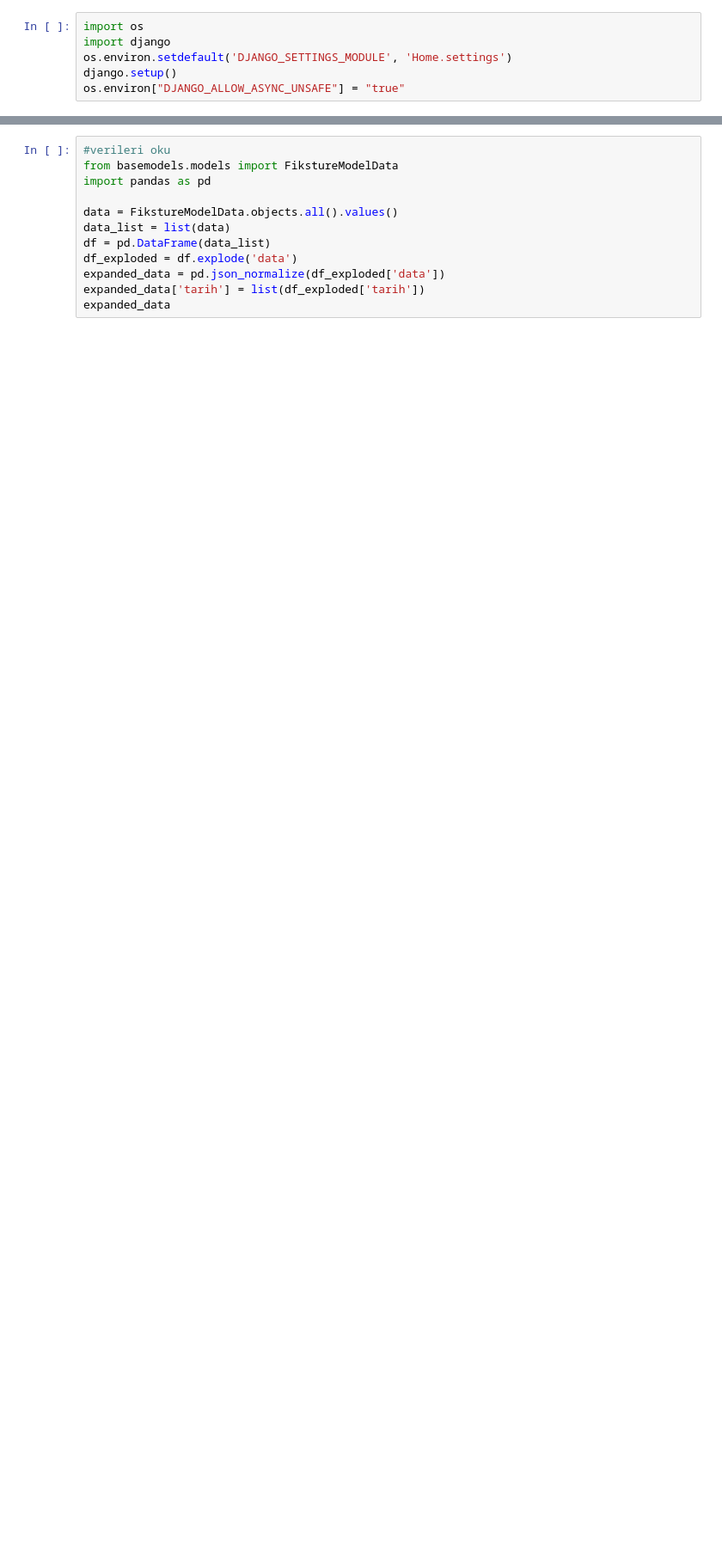
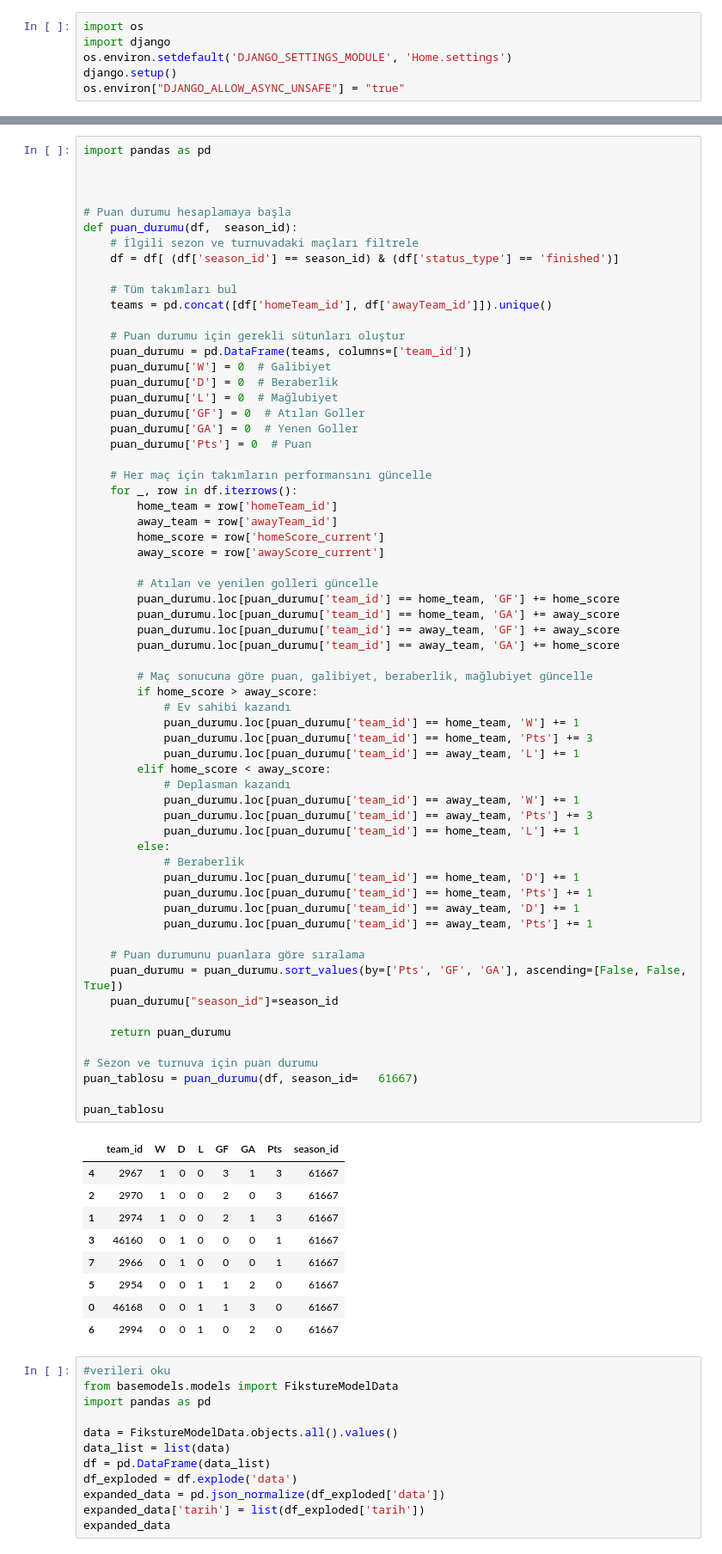
Before and after one commit to Ahmetyldrr/FxS, a Jupyter notebook: TournamentModel.ipynb, the cells around one changed output, grey strips where cells are left out. Shown at 86% size. Drawn from its saved outputs; the diff is of its cells as text; blank space fills up the shorter version.

```diff
--- a/TournamentModel.ipynb
+++ b/TournamentModel.ipynb
@@ -7,3 +29,76 @@ os.environ["DJANGO_ALLOW_ASYNC_UNSAFE"] = "true"
+# %%
+import pandas as pd
+
+
+
+# Puan durumu hesaplamaya başla
+def puan_durumu(df,  season_id):
+    # İlgili sezon ve turnuvadaki maçları filtrele
+    df = df[ (df['season_id'] == season_id) & (df['status_type'] == 'finished')]
+
+    # Tüm takımları bul
+    teams = pd.concat([df['homeTeam_id'], df['awayTeam_id']]).unique()
+
+    # Puan durumu için gerekli sütunları oluştur
+    puan_durumu = pd.DataFrame(teams, columns=['team_id'])
+    puan_durumu['W'] = 0  # Galibiyet
+    puan_durumu['D'] = 0  # Beraberlik
+    puan_durumu['L'] = 0  # Mağlubiyet
+    puan_durumu['GF'] = 0  # Atılan Goller
+    puan_durumu['GA'] = 0  # Yenen Goller
+    puan_durumu['Pts'] = 0  # Puan
+
+    # Her maç için takımların performansını güncelle
+    for _, row in df.iterrows():
+        home_team = row['homeTeam_id']
+        away_team = row['awayTeam_id']
+        home_score = row['homeScore_current']
+        away_score = row['awayScore_current']
+
+        # Atılan ve yenilen golleri güncelle
+        puan_durumu.loc[puan_durumu['team_id'] == home_team, 'GF'] += home_score
+        puan_durumu.loc[puan_durumu['team_id'] == home_team, 'GA'] += away_score
+        puan_durumu.loc[puan_durumu['team_id'] == away_team, 'GF'] += away_score
+        puan_durumu.loc[puan_durumu['team_id'] == away_team, 'GA'] += home_score
+
+        # Maç sonucuna göre puan, galibiyet, beraberlik, mağlubiyet güncelle
+        if home_score > away_score:
+            # Ev sahibi kazandı
+            puan_durumu.loc[puan_durumu['team_id'] == home_team, 'W'] += 1
+            puan_durumu.loc[puan_durumu['team_id'] == home_team, 'Pts'] += 3
+            puan_durumu.loc[puan_durumu['team_id'] == away_team, 'L'] += 1
+        elif home_score < away_score:
+            # Deplasman kazandı
+            puan_durumu.loc[puan_durumu['team_id'] == away_team, 'W'] += 1
+            puan_durumu.loc[puan_durumu['team_id'] == away_team, 'Pts'] += 3
+            puan_durumu.loc[puan_durumu['team_id'] == home_team, 'L'] += 1
+        else:
+            # Beraberlik
+            puan_durumu.loc[puan_durumu['team_id'] == home_team, 'D'] += 1
+            puan_durumu.loc[puan_durumu['team_id'] == home_team, 'Pts'] += 1
+            puan_durumu.loc[puan_durumu['team_id'] == away_team, 'D'] += 1
+            puan_durumu.loc[puan_durumu['team_id'] == away_team, 'Pts'] += 1
+
+    # Puan durumunu puanlara göre sıralama
+    puan_durumu = puan_durumu.sort_values(by=['Pts', 'GF', 'GA'], ascending=[False, False, True])
+    puan_durumu["season_id"]=season_id
+
+    return puan_durumu
+
+# Sezon ve turnuva için puan durumu
+puan_tablosu = puan_durumu(df, season_id=	61667)
+
+puan_tablosu
+# %% [output]
+|  | team_id | W | D | L | GF | GA | Pts | season_id |
+| 4 | 2967 | 1 | 0 | 0 | 3 | 1 | 3 | 61667 |
+| 2 | 2970 | 1 | 0 | 0 | 2 | 0 | 3 | 61667 |
+| 1 | 2974 | 1 | 0 | 0 | 2 | 1 | 3 | 61667 |
+| 3 | 46160 | 0 | 1 | 0 | 0 | 0 | 1 | 61667 |
+| 7 | 2966 | 0 | 1 | 0 | 0 | 0 | 1 | 61667 |
+| 5 | 2954 | 0 | 0 | 1 | 1 | 2 | 0 | 61667 |
+| 0 | 46168 | 0 | 0 | 1 | 1 | 3 | 0 | 61667 |
+| 6 | 2994 | 0 | 0 | 1 | 0 | 2 | 0 | 61667 |
 # %%
 #verileri oku
 from basemodels.models import FikstureModelData
```
Also changed, not shown: parts of 1 cell of this notebook, 2 other files.
